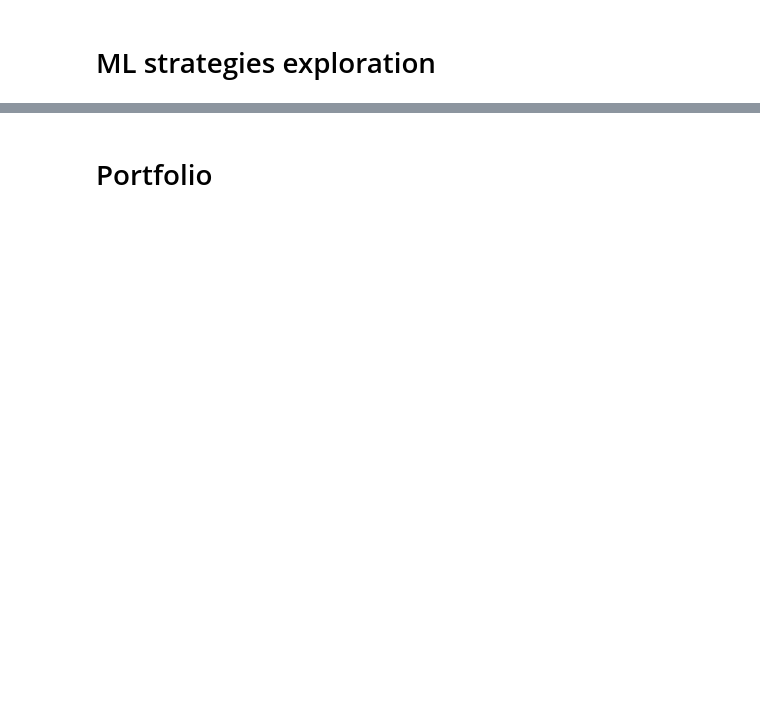
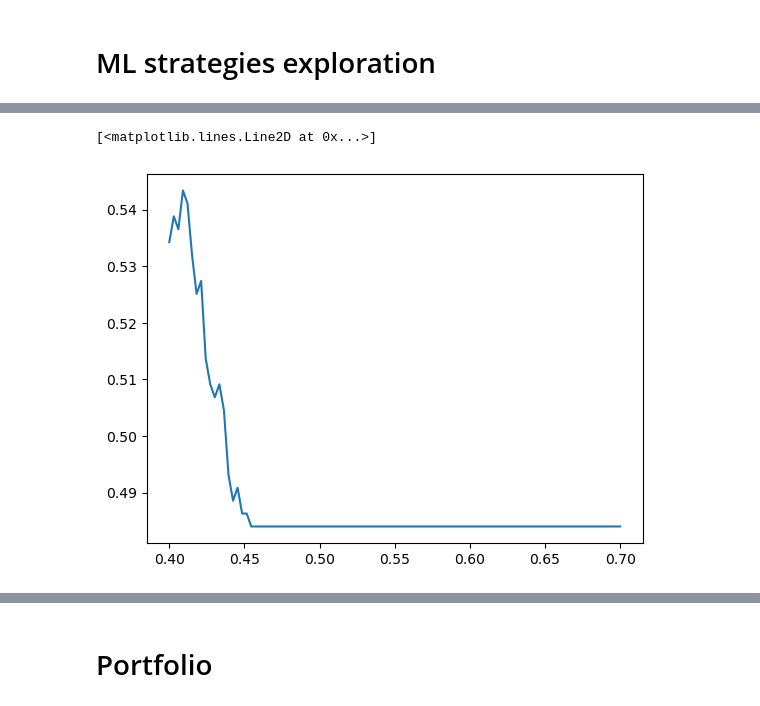
Before and after one commit to Jerryson520/Multi-Machine-Learning-Strategy-and-Backtesting, a Jupyter notebook: Backtesting_Framework.ipynb, the cells around one changed output, grey strips where cells are left out. Cells and saved outputs as stored; diff of their text form; code cells hidden in the pictures; blank space fills up the shorter version.

```diff
--- a/Backtesting_Framework.ipynb
+++ b/Backtesting_Framework.ipynb
@@ -497,18 +513,20 @@ Name: count, dtype: int64
 # %%
-period = 3
+# period = 3
 
-full_data = pd.DataFrame()
+# full_data = pd.DataFrame()
 
-full_data.index = bars_cls.index
+# full_data.index = bars_cls.index
 
-for i in range(1, period + 1):
-    for feature in ['Open','High','Low','Close','Volume']: # ['Close','Volume']:
-        full_data[f'{feature}_-{i}'] = bars_cls[feature].shift(i)
+# for i in range(1, period + 1):
+#     for feature in ['Open','High','Low','Close','Volume']: # ['Close','Volume']:
+#         full_data[f'{feature}_-{i}'] = bars_cls[feature].shift(i)
 
-full_data['Signal_next'] = bars_cls['Signal'].shift(-1)
+
+
+# full_data['Signal_next'] = bars_cls['Signal'].shift(-1)
 
 # full_data.dropna(inplace=True)
-full_data.head()
+# full_data.head()
 # %% [output]
 |  | Open_-1 | High_-1 | Low_-1 | Close_-1 | Volume_-1 | Open_-2 | High_-2 | Low_-2 | Close_-2 | Volume_-2 | ... |
 | Date |  |  |  |  |  |  |  |  |  |  | ... |
@@ -589,2 +632,23 @@ pickle.dump(clf, open(filename, 'wb'))
+# %%
+res = []
+for i in np.linspace(0.4, 0.7, num=100):
+    pred = pd.DataFrame(pred_prob).apply(lambda x: 1 if x[1] > i else 0, axis=1)
+#     conf_matrix = confusion_matrix(pred, y_train_df)
+
+#     TP = conf_matrix[1, 1]
+#     TN = conf_matrix[0, 0]
+#     FP = conf_matrix[0, 1]
+#     FN = conf_matrix[1, 0]
+
+#     print((TP + TN) / sum(map(sum, conf_matrix)))
+#     print(accuracy_score(y_train_df, pred))
+    res.append(accuracy_score(y_test_df, pred))
+
+fig = plt.figure()
+ax = plt.axes()
+ax.plot(np.linspace(0.4, 0.7, num=100), res)
+# %% [output]
+[<matplotlib.lines.Line2D at 0x...>]
+[figure, added]
 # %%
 threshold = np.linspace(0.4, 0.7, num=100)[res.index(max(res))]
```
Also changed, not shown: parts of 64 cells of this notebook, 1 other file.
